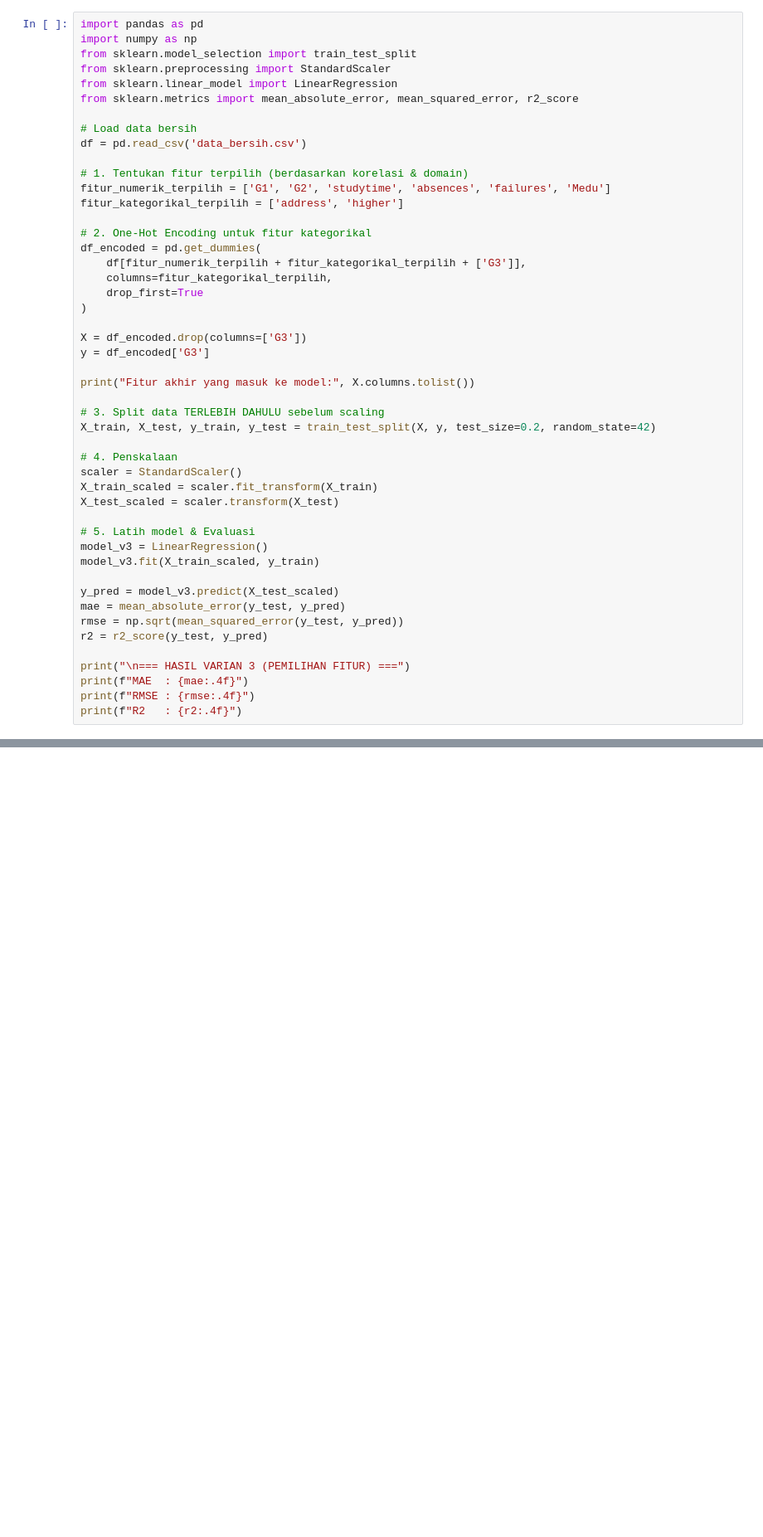
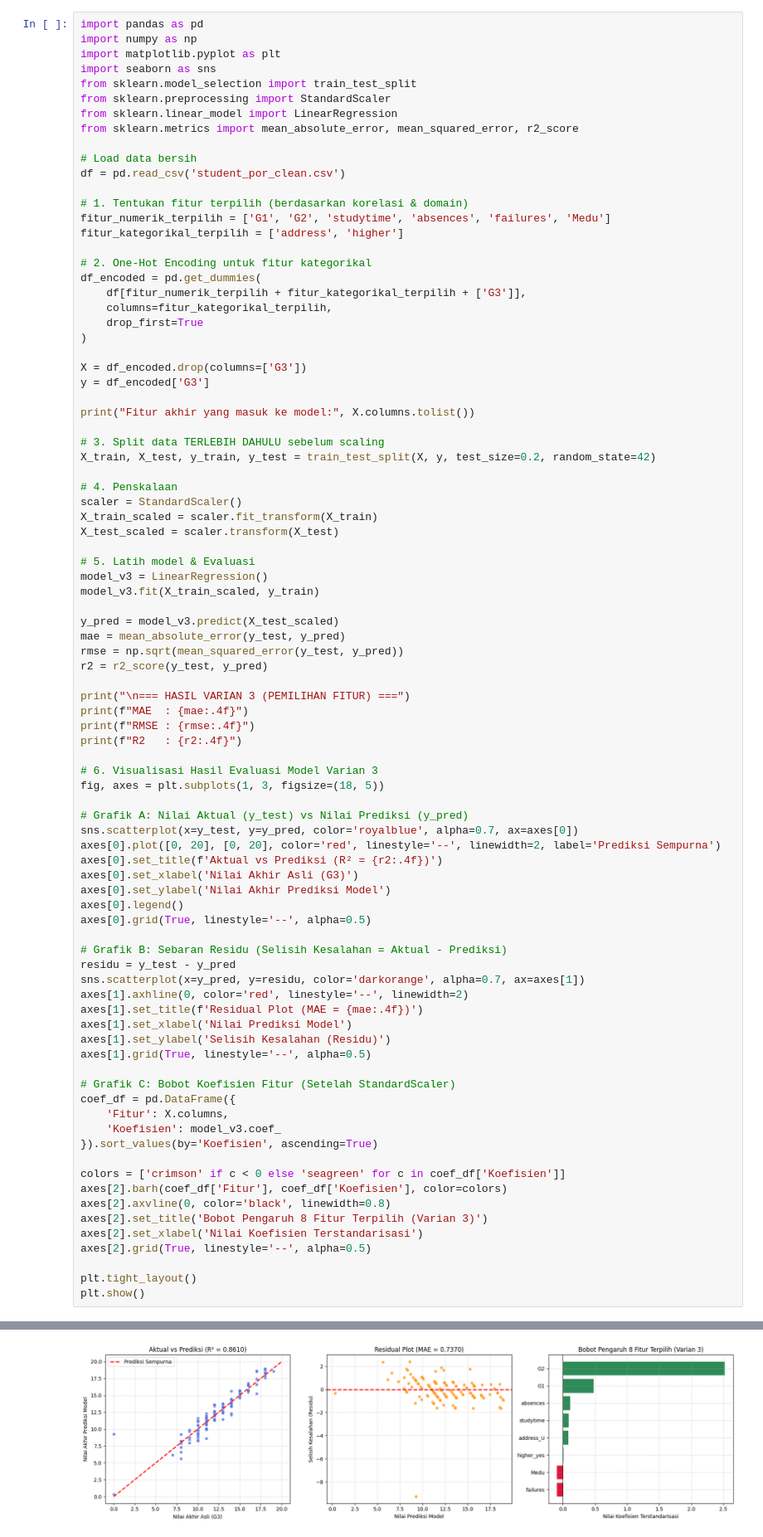
Before and after one commit to iindrisw/PROJEK-MACHINE-LEARNING-1, a Jupyter notebook: 03_varian_3.ipynb, the cells around one changed output, grey strips where cells are left out. Shown at 83% size. Cells and saved outputs as stored; diff of their text form; blank space fills up the shorter version.

Commit message:
varian 3

```diff
--- a/03_varian_3.ipynb
+++ b/03_varian_3.ipynb
@@ -1,13 +3,15 @@
 # %%
 import pandas as pd
 import numpy as np
+import matplotlib.pyplot as plt
+import seaborn as sns
 from sklearn.model_selection import train_test_split
 from sklearn.preprocessing import StandardScaler
 from sklearn.linear_model import LinearRegression
 from sklearn.metrics import mean_absolute_error, mean_squared_error, r2_score
 
 # Load data bersih
-df = pd.read_csv('data_bersih.csv')
+df = pd.read_csv('student_por_clean.csv')
 
 # 1. Tentukan fitur terpilih (berdasarkan korelasi & domain)
 fitur_numerik_terpilih = ['G1', 'G2', 'studytime', 'absences', 'failures', 'Medu']
@@ -26,30 +30,68 @@ y = df_encoded['G3']
 print("Fitur akhir yang masuk ke model:", X.columns.tolist())
 
 # 3. Split data TERLEBIH DAHULU sebelum scaling
 X_train, X_test, y_train, y_test = train_test_split(X, y, test_size=0.2, random_state=42)
 
 # 4. Penskalaan
 scaler = StandardScaler()
 X_train_scaled = scaler.fit_transform(X_train)
 X_test_scaled = scaler.transform(X_test)
 
 # 5. Latih model & Evaluasi
 model_v3 = LinearRegression()
 model_v3.fit(X_train_scaled, y_train)
 
 y_pred = model_v3.predict(X_test_scaled)
 mae = mean_absolute_error(y_test, y_pred)
 rmse = np.sqrt(mean_squared_error(y_test, y_pred))
 r2 = r2_score(y_test, y_pred)
 
 print("\n=== HASIL VARIAN 3 (PEMILIHAN FITUR) ===")
 print(f"MAE  : {mae:.4f}")
 print(f"RMSE : {rmse:.4f}")
 print(f"R2   : {r2:.4f}")
+
+# 6. Visualisasi Hasil Evaluasi Model Varian 3
+fig, axes = plt.subplots(1, 3, figsize=(18, 5))
+
+# Grafik A: Nilai Aktual (y_test) vs Nilai Prediksi (y_pred)
+sns.scatterplot(x=y_test, y=y_pred, color='royalblue', alpha=0.7, ax=axes[0])
+axes[0].plot([0, 20], [0, 20], color='red', linestyle='--', linewidth=2, label='Prediksi Sempurna')
+axes[0].set_title(f'Aktual vs Prediksi (R² = {r2:.4f})')
+axes[0].set_xlabel('Nilai Akhir Asli (G3)')
+axes[0].set_ylabel('Nilai Akhir Prediksi Model')
+axes[0].legend()
+axes[0].grid(True, linestyle='--', alpha=0.5)
+
+# Grafik B: Sebaran Residu (Selisih Kesalahan = Aktual - Prediksi)
+residu = y_test - y_pred
+sns.scatterplot(x=y_pred, y=residu, color='darkorange', alpha=0.7, ax=axes[1])
+axes[1].axhline(0, color='red', linestyle='--', linewidth=2)
+axes[1].set_title(f'Residual Plot (MAE = {mae:.4f})')
+axes[1].set_xlabel('Nilai Prediksi Model')
+axes[1].set_ylabel('Selisih Kesalahan (Residu)')
+axes[1].grid(True, linestyle='--', alpha=0.5)
+
+# Grafik C: Bobot Koefisien Fitur (Setelah StandardScaler)
+coef_df = pd.DataFrame({
+    'Fitur': X.columns,
+    'Koefisien': model_v3.coef_
+}).sort_values(by='Koefisien', ascending=True)
+
+colors = ['crimson' if c < 0 else 'seagreen' for c in coef_df['Koefisien']]
+axes[2].barh(coef_df['Fitur'], coef_df['Koefisien'], color=colors)
+axes[2].axvline(0, color='black', linewidth=0.8)
+axes[2].set_title('Bobot Pengaruh 8 Fitur Terpilih (Varian 3)')
+axes[2].set_xlabel('Nilai Koefisien Terstandarisasi')
+axes[2].grid(True, linestyle='--', alpha=0.5)
+
+plt.tight_layout()
+plt.show()
 # %% [output]
 Fitur akhir yang masuk ke model: ['G1', 'G2', 'studytime', 'absences', 'failures', 'Medu', 'address_U', 'higher_yes']
 
 === HASIL VARIAN 3 (PEMILIHAN FITUR) ===
 MAE  : 0.7370
 RMSE : 1.1640
 R2   : 0.8610
+[figure, added]
```
Also changed, not shown: parts of 1 cell of this notebook.
